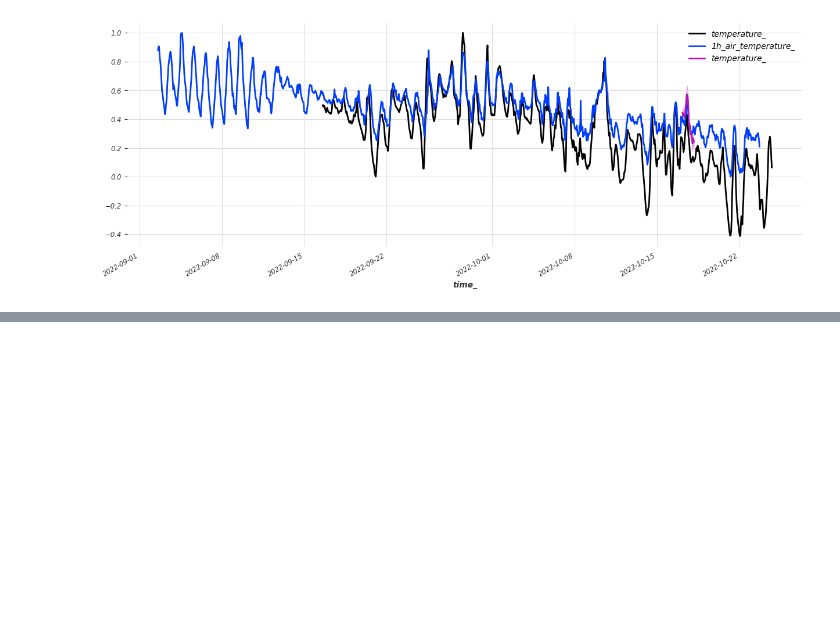
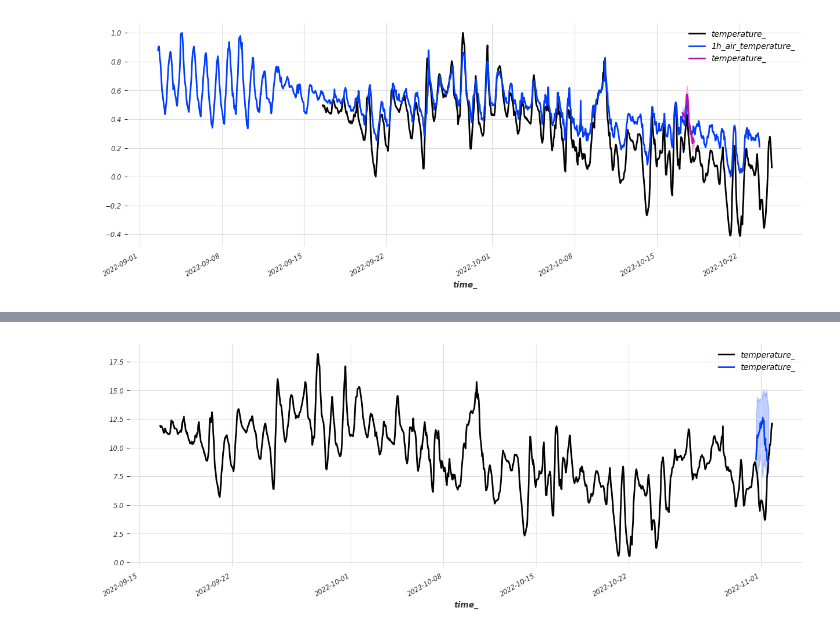
Before and after one commit to kundestyrt-norbit/timeseries-prediction, a Jupyter notebook: timestream_ml.ipynb, the cells around one changed output, grey strips where cells are left out. Saved outputs shown, nothing was run; the diff lists cells and outputs as text; code cells hidden in the pictures; blank space fills up the shorter version.

```diff
--- a/timestream_ml.ipynb
+++ b/timestream_ml.ipynb
@@ -545,3 +596,9 @@ model_lgbm=LightGBMModel(
+# %%
+series_temp['temperature_'].plot()
+# series_prediction_scaled['1h_air_temperature_'][:-25].plot()
+scaler_temp.inverse_transform(prediction_lgb['temperature_']).plot(low_quantile=0.05, high_quantile=0.95)
+# %% [output]
+[figure, added]
 # %%
 import numpy as np
 import optuna
```
Also changed, not shown: parts of 14 cells of this notebook, 1 other file.
